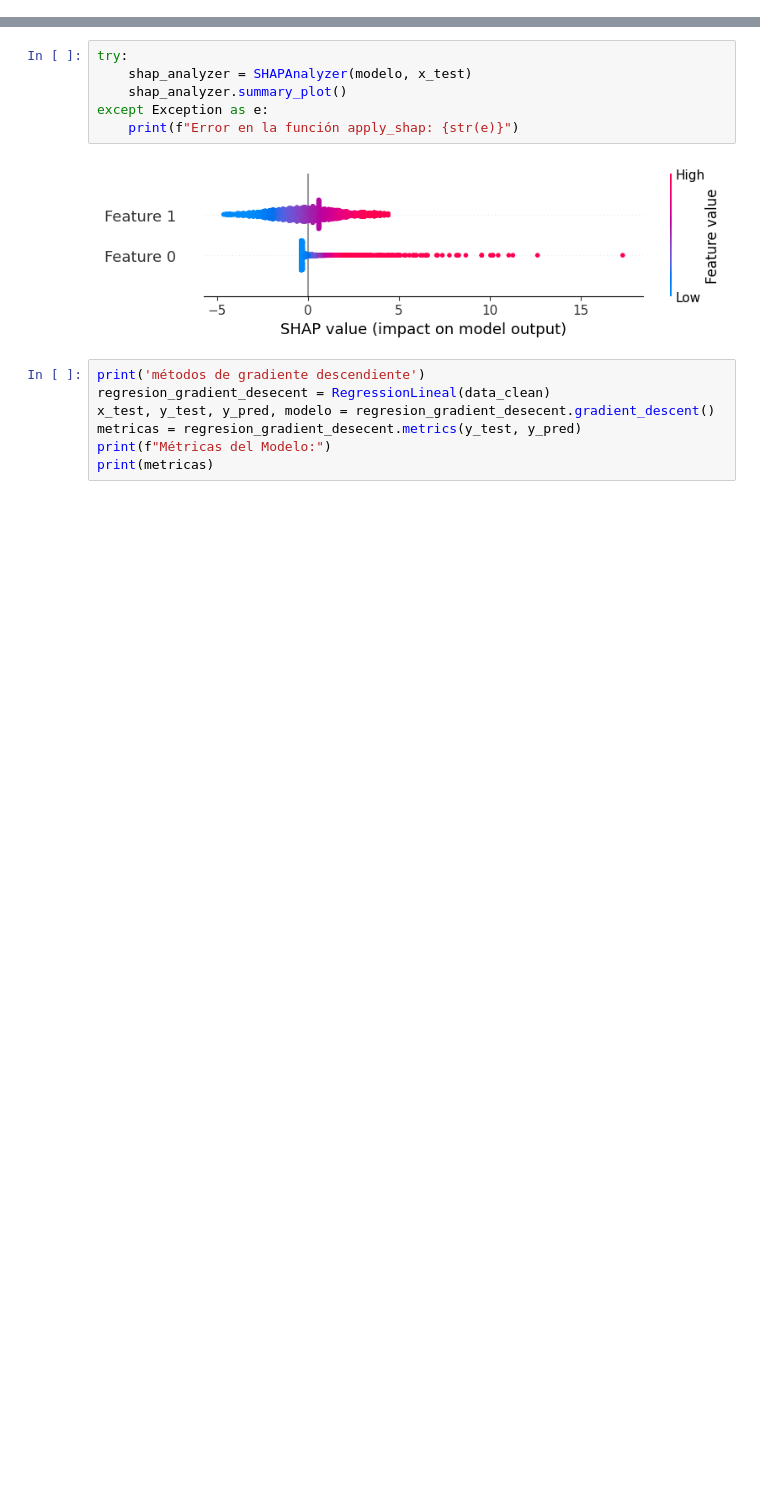
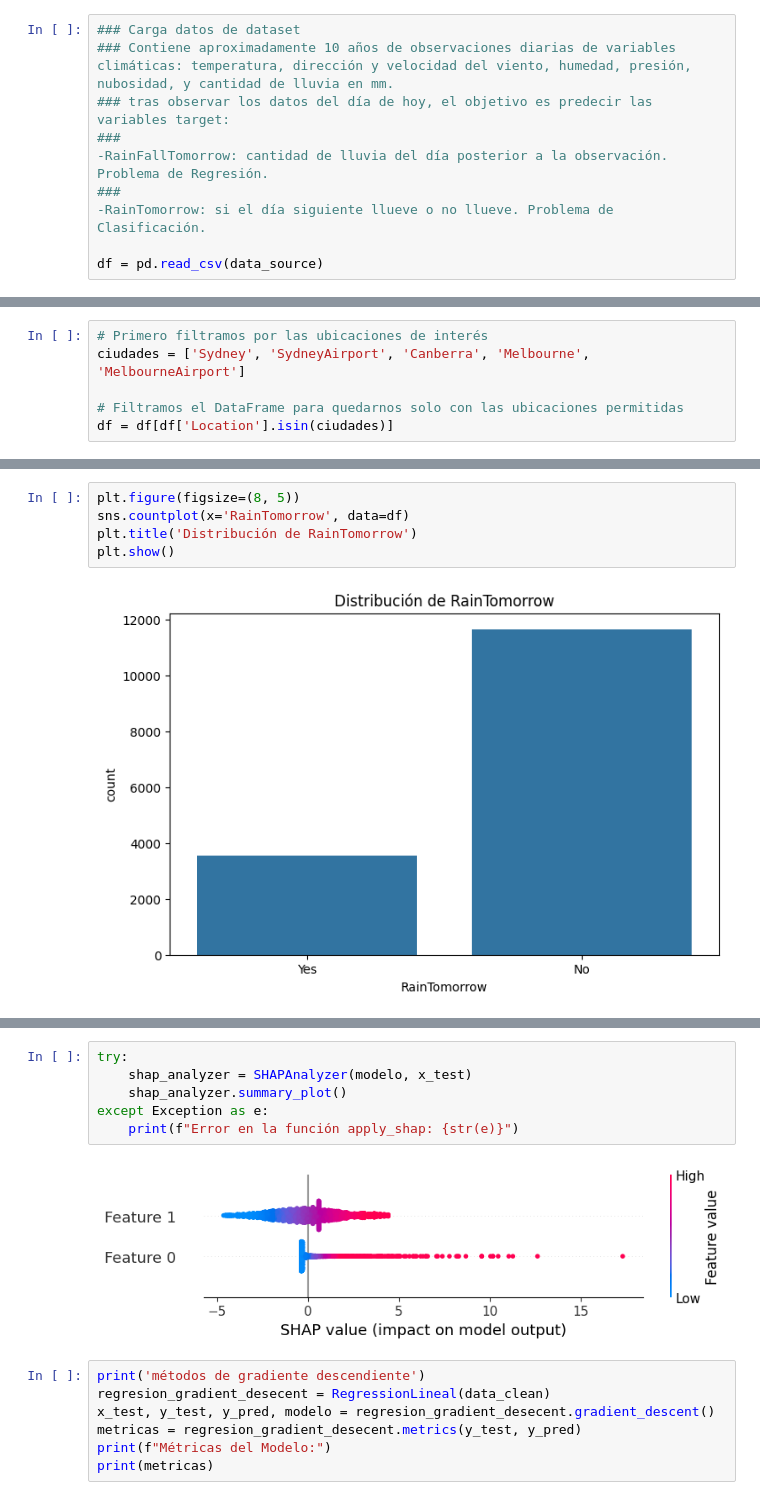
Before and after one commit to Mirian2550/TP_AA1, a Jupyter notebook: main.ipynb, the cells around one changed output, grey strips where cells are left out. Cells and saved outputs as stored; diff of their text form; blank space fills up the shorter version.

```diff
--- a/main.ipynb
+++ b/main.ipynb
@@ -43,0 +25,8 @@ print(data_clean)
+# %%
+### Carga datos de dataset
+### Contiene aproximadamente 10 años de observaciones diarias de variables climáticas: temperatura, dirección y velocidad del viento, humedad, presión, nubosidad, y cantidad de lluvia en mm.
+### tras observar los datos del día de hoy, el objetivo es predecir las variables target:
+###                                                                                     -RainFallTomorrow: cantidad de lluvia del día posterior a la observación. Problema de Regresión.
+###                                                                                     -RainTomorrow: si el día siguiente llueve o no llueve. Problema de Clasificación.
+
+df = pd.read_csv(data_source)
@@ -43,0 +35,6 @@ print(data_clean)
+# %%
+# Primero filtramos por las ubicaciones de interés
+ciudades = ['Sydney', 'SydneyAirport', 'Canberra', 'Melbourne', 'MelbourneAirport']
+
+# Filtramos el DataFrame para quedarnos solo con las ubicaciones permitidas
+df = df[df['Location'].isin(ciudades)]
@@ -43,0 +121,7 @@ print(data_clean)
+# %%
+plt.figure(figsize=(8, 5))
+sns.countplot(x='RainTomorrow', data=df)
+plt.title('Distribución de RainTomorrow')
+plt.show()
+# %% [output]
+[figure, added]
```
Also changed, not shown: parts of 26 cells of this notebook, 14 other files.
